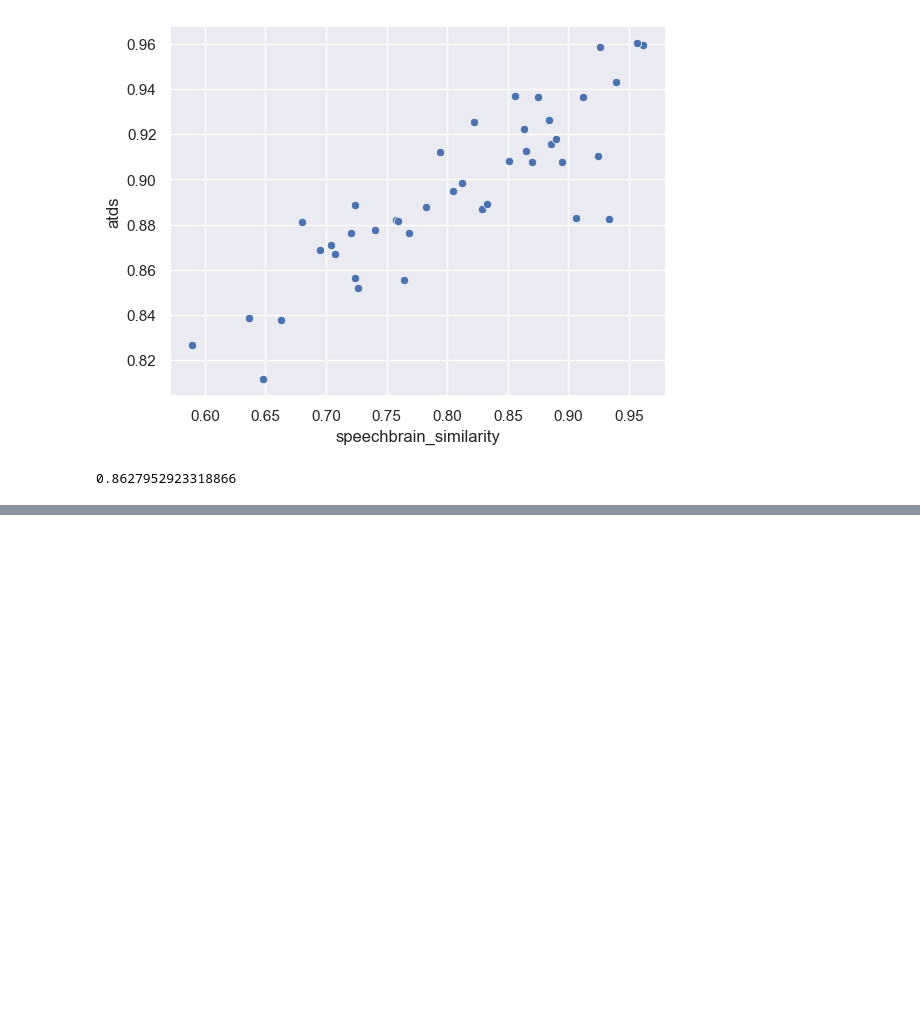
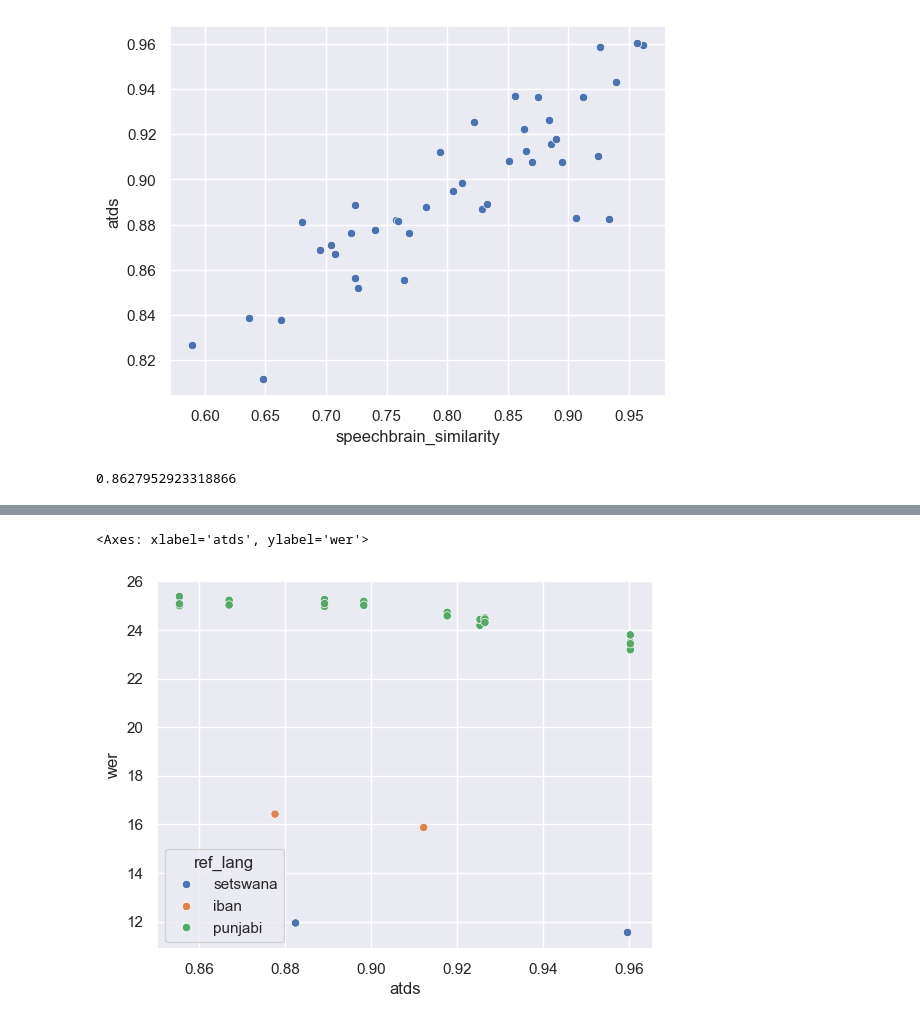
Before and after one commit to oadams/lang_dist_analysis, a Jupyter notebook: analysis.ipynb, the cells around one changed output, grey strips where cells are left out. Cells and saved outputs as stored; diff of their text form; code cells hidden in the pictures; blank space fills up the shorter version.

```diff
--- a/analysis.ipynb
+++ b/analysis.ipynb
@@ -308,0 +318,5 @@ r
+# %%
+sns.scatterplot(data=df, x='atds', y='wer', hue='ref_lang')
+# %% [output]
+<Axes: xlabel='atds', ylabel='wer'>
+[figure, added]
```
Also changed, not shown: parts of 9 cells of this notebook, 1 other file.
